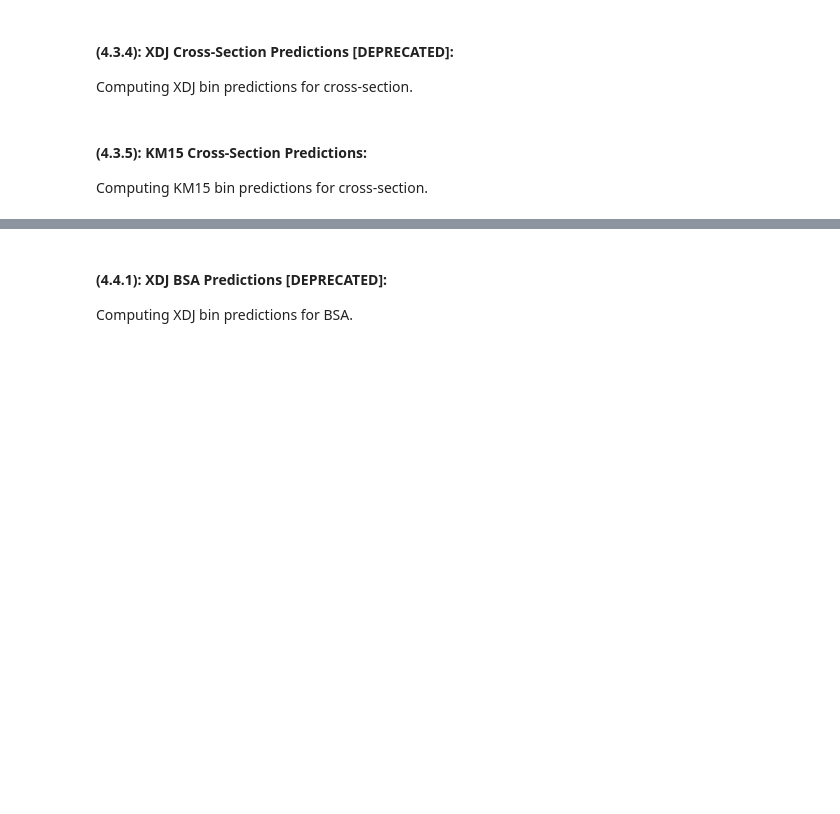
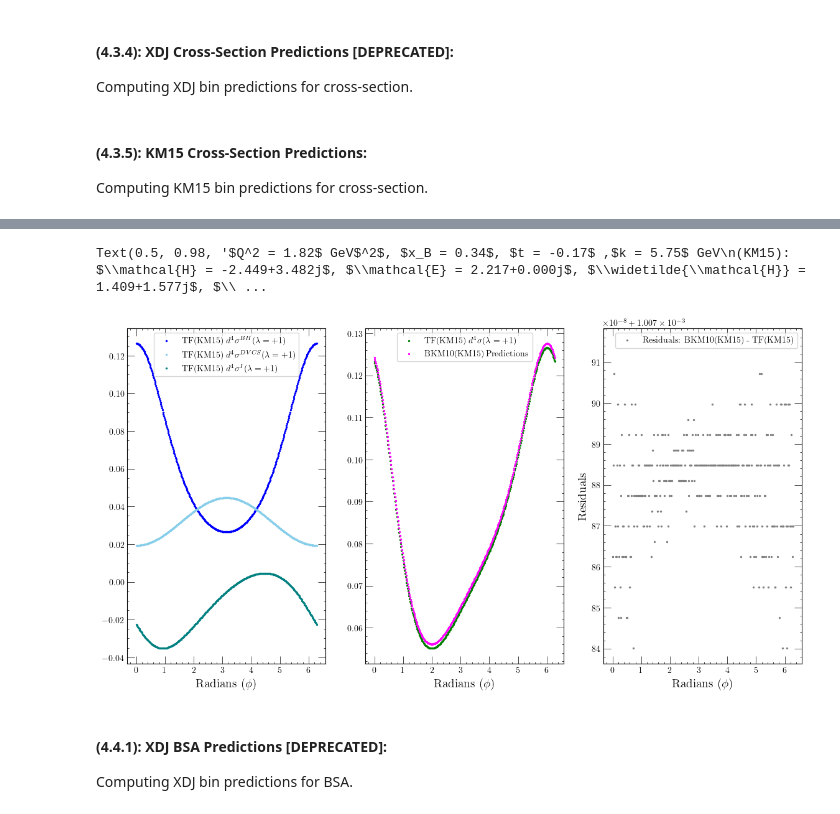
Before and after one commit to JayDanielsss/gpd_dnn, a Jupyter notebook: closure_test/closure_test.ipynb, the cells around one changed output, grey strips where cells are left out. Drawn from its saved outputs; the diff is of its cells as text; code cells hidden in the pictures; blank space fills up the shorter version.

```diff
--- a/closure_test/closure_test.ipynb
+++ b/closure_test/closure_test.ipynb
@@ -2021,4 +2251,24 @@ tf_cross_section_km15_plus_beam_unp_target = bkm10_cross_section(
     TEST_Q_SQUARED, TEST_X_BJORKEN, TEST_T_VALUE, TEST_EP, TEST_Y, TEST_XI, TEST_K, TEST_F1, TEST_F2, TEST_K_TILDE, TEST_T_PRIME, phi_array_in_radians, TEST_P1, TEST_P2,
     CFF_REAL_H_KM15, CFF_REAL_HT_KM15, CFF_REAL_E_KM15, CFF_REAL_ET_KM15, CFF_IMAG_H_KM15, CFF_IMAG_HT_KM15, CFF_IMAG_E_KM15, CFF_IMAG_ET_KM15
 )
+
+bh_km15_minus_beam_unp_target = bh_squared(
+    -1.0, 0.0,
+    TEST_Q_SQUARED, TEST_X_BJORKEN, TEST_T_VALUE, TEST_EP, TEST_Y, TEST_K, TEST_F1, TEST_F2, phi_array_in_radians, TEST_P1, TEST_P2)
+
+dvcs_km15_minus_beam_unp_target = dvcs_squared(
+    -1.0, 0.0,
+    TEST_Q_SQUARED, TEST_X_BJORKEN, TEST_T_VALUE, TEST_EP, TEST_Y, TEST_XI, TEST_K, phi_array_in_radians,
+    CFF_REAL_H_KM15, CFF_REAL_HT_KM15, CFF_REAL_E_KM15, CFF_REAL_ET_KM15, CFF_IMAG_H_KM15, CFF_IMAG_HT_KM15, CFF_IMAG_E_KM15, CFF_IMAG_ET_KM15)
+
+interference_km15_minus_beam_unp_target = interference_amplitude(
+    -1.0, 0.0,
+    TEST_Q_SQUARED, TEST_X_BJORKEN, TEST_T_VALUE, TEST_EP, TEST_Y, TEST_XI, TEST_K, TEST_F1, TEST_F2, TEST_K_TILDE, TEST_T_PRIME, phi_array_in_radians, TEST_P1, TEST_P2,
+    CFF_REAL_H_KM15, CFF_REAL_HT_KM15, CFF_REAL_E_KM15, CFF_IMAG_H_KM15, CFF_IMAG_HT_KM15, CFF_IMAG_E_KM15)
+
+tf_cross_section_km15_minus_beam_unp_target = bkm10_cross_section(
+    -1.0, 0.0,
+    TEST_Q_SQUARED, TEST_X_BJORKEN, TEST_T_VALUE, TEST_EP, TEST_Y, TEST_XI, TEST_K, TEST_F1, TEST_F2, TEST_K_TILDE, TEST_T_PRIME, phi_array_in_radians, TEST_P1, TEST_P2,
+    CFF_REAL_H_KM15, CFF_REAL_HT_KM15, CFF_REAL_E_KM15, CFF_REAL_ET_KM15, CFF_IMAG_H_KM15, CFF_IMAG_HT_KM15, CFF_IMAG_E_KM15, CFF_IMAG_ET_KM15
+)
 # %% [markdown]
@@ -2212,3 +2449,53 @@ xsec_plus_beam_test_fig.suptitle(f"{title_string}\n(KM15): {km15_cff_string}", f
+# %%
+xsec_minus_beam_test_fig, xsec_minus_beam_test_ax = plt.subplots(1, 3, figsize = (14, 7))
+
+# BH(KM15)
+xsec_minus_beam_test_ax[0].scatter(
+    phi_array_in_radians, _CONVERSION_FACTOR*_QED_FINE_STRUCTURE**3*TEST_X_BJORKEN*TEST_Y*TEST_Y*bh_km15_minus_beam_unp_target / (8.*tf.constant(np.pi)*TEST_Q_SQUARED*TEST_Q_SQUARED*tf.sqrt(1. + TEST_EP**2)),
+    color = "blue", s = 2., label = r"TF(KM15) $d^{4}\sigma^{BH}(\lambda = +1)$")
+
+# DVCS(KM15)
+xsec_minus_beam_test_ax[0].scatter(
+    phi_array_in_radians, _CONVERSION_FACTOR*_QED_FINE_STRUCTURE**3*TEST_X_BJORKEN*TEST_Y*TEST_Y*dvcs_km15_minus_beam_unp_target / (8.*tf.constant(np.pi)*TEST_Q_SQUARED*TEST_Q_SQUARED*tf.sqrt(1. + TEST_EP**2)),
+    color = "skyblue", s = 2., label = r"TF(KM15) $d^{4}\sigma^{DVCS}(\lambda = +1)$")
+
+# I(KM15)
+xsec_minus_beam_test_ax[0].scatter(
+    phi_array_in_radians, _CONVERSION_FACTOR*_QED_FINE_STRUCTURE**3*TEST_X_BJORKEN*TEST_Y*TEST_Y*interference_km15_minus_beam_unp_target / (8.*tf.constant(np.pi)*TEST_Q_SQUARED*TEST_Q_SQUARED*tf.sqrt(1. + TEST_EP**2)),
+    color = "teal", s = 2., label = r"TF(KM15) $d^{4}\sigma^{I}(\lambda = +1)$")
+
+# SIGMA(BKM10(KM15))
+xsec_minus_beam_test_ax[1].scatter(
+    phi_array_in_radians, tf_cross_section_km15_minus_beam_unp_target,
+    color = "green", s = 2., label = r"TF(KM15) $d^{4}\sigma(\lambda = +1)$")
+
+# SIGMA(BKM10(KM15))
+xsec_minus_beam_test_ax[1].scatter(
+    phi_array_in_radians, bkm10_minus_beam_cross_sections_km15,
+    color = "magenta", s = 2., label = "BKM10(KM15) Predictions")
+
+# residuals
+xsec_minus_beam_test_ax[2].scatter(
+    phi_array_in_radians, (bkm10_minus_beam_cross_sections_km15 - tf_cross_section_km15_minus_beam_unp_target),
+    color = "gray", s = 2., label = "Residuals: BKM10(KM15) - TF(KM15)"
+)
+
+xsec_minus_beam_test_ax[0].set_xlabel(r"Radians ($\phi$)", fontsize = 14)
+xsec_minus_beam_test_ax[1].set_xlabel(r"Radians ($\phi$)", fontsize = 14)
+xsec_minus_beam_test_ax[2].set_xlabel(r"Radians ($\phi$)", fontsize = 14)
+xsec_minus_beam_test_ax[2].set_ylabel(r"Residuals", fontsize = 14)
+
+xsec_minus_beam_test_ax[0].legend()
+xsec_minus_beam_test_ax[1].legend()
+xsec_minus_beam_test_ax[2].legend()
+
+xsec_plus_beam_test_fig.suptitle(f"{title_string}\n(KM15): {km15_cff_string}", fontsize = 13)
+
+# only if we want to compare to Xiangdong Ji's predictions:
+# xsec_test_fig.suptitle(f"{title_string}\n(KM15): {km15_cff_string}\n(XDJ): {xdj_cff_string}", fontsize = 13)
+# %% [output]
+Text(0.5, 0.98, '$Q^2 = 1.82$ GeV$^2$, $x_B = 0.34$, $t = -0.17$ ,$k = 5.75$ GeV\n(KM15): $\\mathcal{H} = -2.449+3.482j$, $\\mathcal{E} = 2.217+0.000j$, $\\widetilde{\\mathcal{H}} = 1.409+1.577j$, $\\ ...
+[figure, added]
 # %% [markdown]
 #### (4.4.1): XDJ BSA Predictions [DEPRECATED]:
 
```
Also changed, not shown: parts of 94 cells of this notebook, 2 other files.
